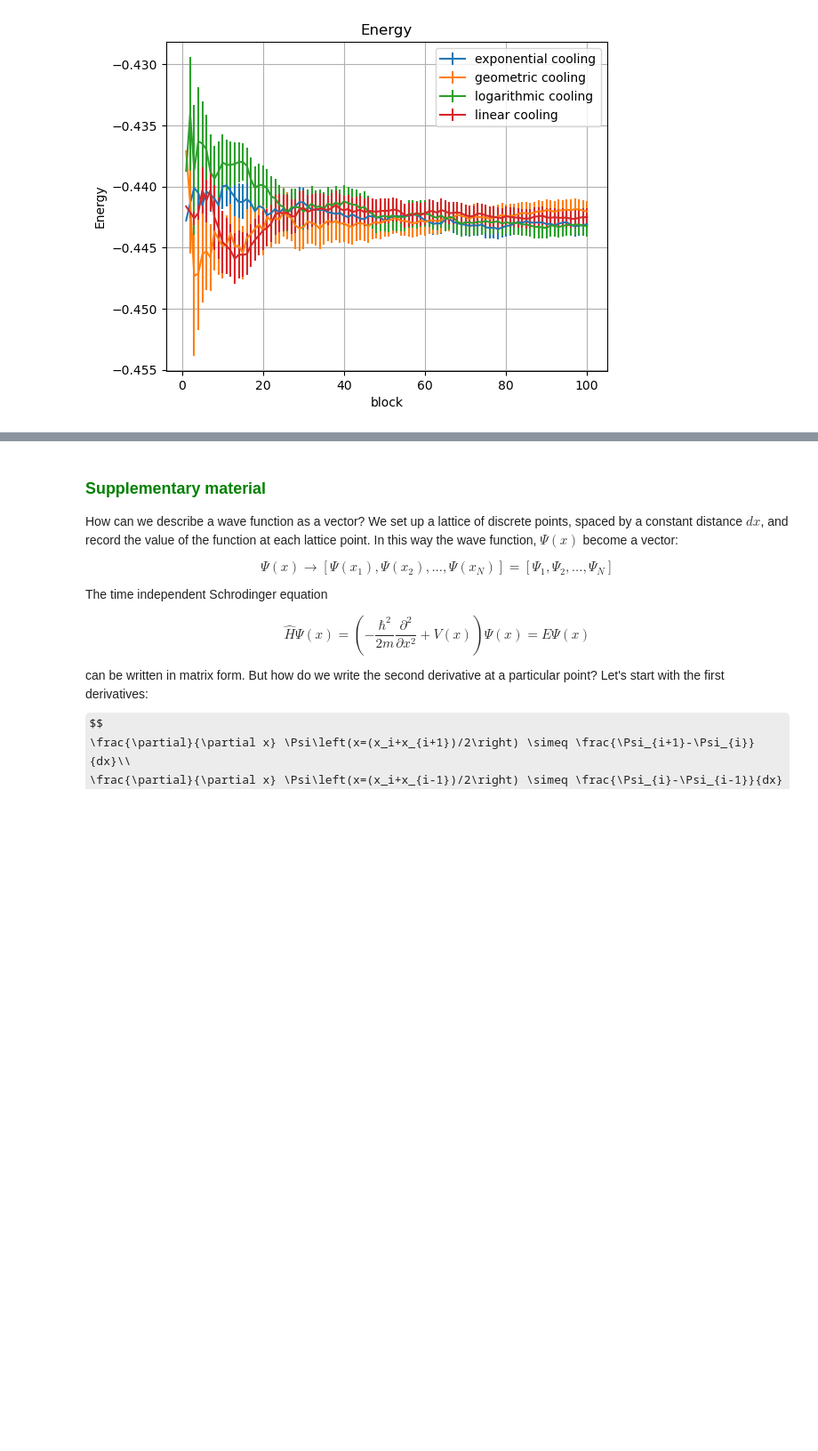
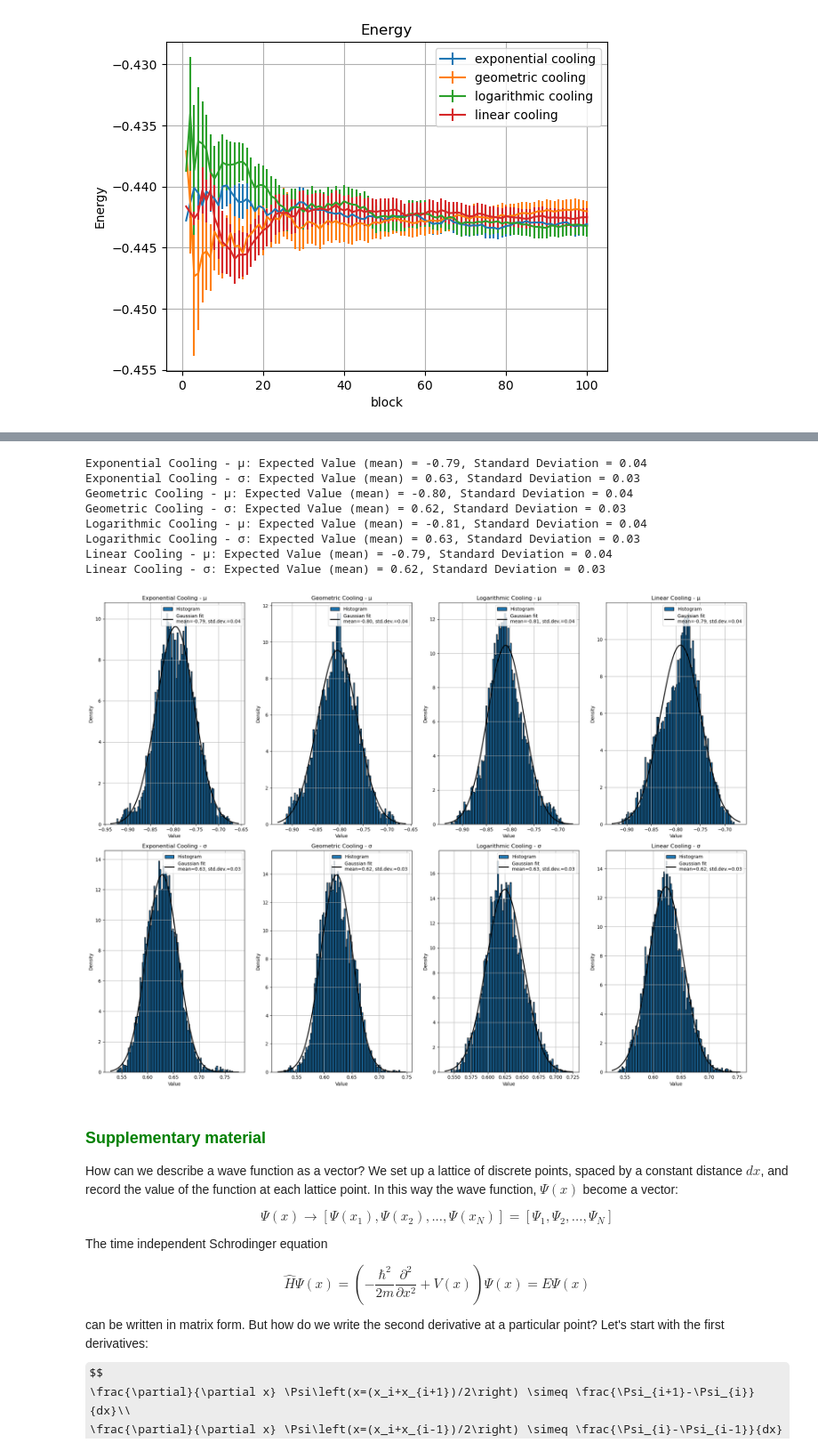
Before and after one commit to JiahaoMiao/LSN, a Jupyter notebook: Lezione_8/LSN_Exercises_08.ipynb, the cells around one changed output, grey strips where cells are left out. Shown at 89% size. Saved outputs shown, nothing was run; the diff lists cells and outputs as text; code cells hidden in the pictures; some formulas as TeX source; blank space fills up the shorter version.

Commit message:
Estimated sigma and mu mean value and error

```diff
--- a/Lezione_8/LSN_Exercises_08.ipynb
+++ b/Lezione_8/LSN_Exercises_08.ipynb
@@ -332,3 +305,62 @@ plt.show()
+# %%
+import numpy as np
+import matplotlib.pyplot as plt
+from scipy.stats import norm
+
+cooling_schedule = ['exponential', 'geometric', 'logarithmic', 'linear']
+
+fig, axs = plt.subplots(2, 4, figsize=(20, 15))  # 2 rows, 4 columns figsize=(width, height)
+
+for i, schedule in enumerate(cooling_schedule):  # i = 0, 1, 2, 3 and schedule = 'exponential', 'geometric', 'logarithmic', 'linear'
+    # Load data from file
+    mu_hist, sigma_hist = np.loadtxt('DATA/Minimum/' + schedule + '/parameters.dat', usecols=(1, 2), unpack=True)
+
+    # Fit Gaussian to mu_hist
+    mu_mean, mu_std = norm.fit(mu_hist)
+    # Plot histogram and Gaussian fit for mu
+    axs[0, i].hist(mu_hist, bins=100, edgecolor='black', density=True, label='Histogram')
+    xmin, xmax = axs[0, i].get_xlim()
+    x = np.linspace(xmin, xmax, 100)
+    p = norm.pdf(x, mu_mean, mu_std)
+    axs[0, i].plot(x, p, 'k', linewidth=2, label=f'Gaussian fit\nmean={mu_mean:.2f}, std.dev.={mu_std:.2f}')
+    axs[0, i].set_title(f'{schedule.capitalize()} Cooling - μ')
+    axs[0, i].set_xlabel('Value')
+    axs[0, i].set_ylabel('Density')
+    axs[0, i].legend()
+    axs[0, i].grid(True)
+
+    # Print values for mu
+    print(f'{schedule.capitalize()} Cooling - μ: Expected Value (mean) = {mu_mean:.2f}, Standard Deviation = {mu_std:.2f}')
+
+    # Fit Gaussian to sigma_hist
+    sigma_mean, sigma_std = norm.fit(abs(sigma_hist))
+    # Plot histogram and Gaussian fit for sigma
+    axs[1, i].hist(abs(sigma_hist), bins=100, edgecolor='black', density=True, label='Histogram')
+    xmin, xmax = axs[1, i].get_xlim()
+    x = np.linspace(xmin, xmax, 100)
+    p = norm.pdf(x, sigma_mean, sigma_std)
+    axs[1, i].plot(x, p, 'k', linewidth=2, label=f'Gaussian fit\nmean={sigma_mean:.2f}, std.dev.={sigma_std:.2f}')
+    axs[1, i].set_title(f'{schedule.capitalize()} Cooling - σ')
+    axs[1, i].set_xlabel('Value')
+    axs[1, i].set_ylabel('Density')
+    axs[1, i].legend()
+    axs[1, i].grid(True)
+
+    # Print values for sigma
+    print(f'{schedule.capitalize()} Cooling - σ: Expected Value (mean) = {sigma_mean:.2f}, Standard Deviation = {sigma_std:.2f}')
+
+plt.tight_layout()
+plt.show()
+# %% [output]
+Exponential Cooling - μ: Expected Value (mean) = -0.79, Standard Deviation = 0.04
+Exponential Cooling - σ: Expected Value (mean) = 0.63, Standard Deviation = 0.03
+Geometric Cooling - μ: Expected Value (mean) = -0.80, Standard Deviation = 0.04
+Geometric Cooling - σ: Expected Value (mean) = 0.62, Standard Deviation = 0.03
+Logarithmic Cooling - μ: Expected Value (mean) = -0.81, Standard Deviation = 0.04
+Logarithmic Cooling - σ: Expected Value (mean) = 0.63, Standard Deviation = 0.03
+Linear Cooling - μ: Expected Value (mean) = -0.79, Standard Deviation = 0.04
+Linear Cooling - σ: Expected Value (mean) = 0.62, Standard Deviation = 0.03
+[figure, added]
 # %% [markdown]
 ### <span style="color:green">Supplementary material</span>
 
```
Also changed, not shown: parts of 5 cells of this notebook, 17 other files.
